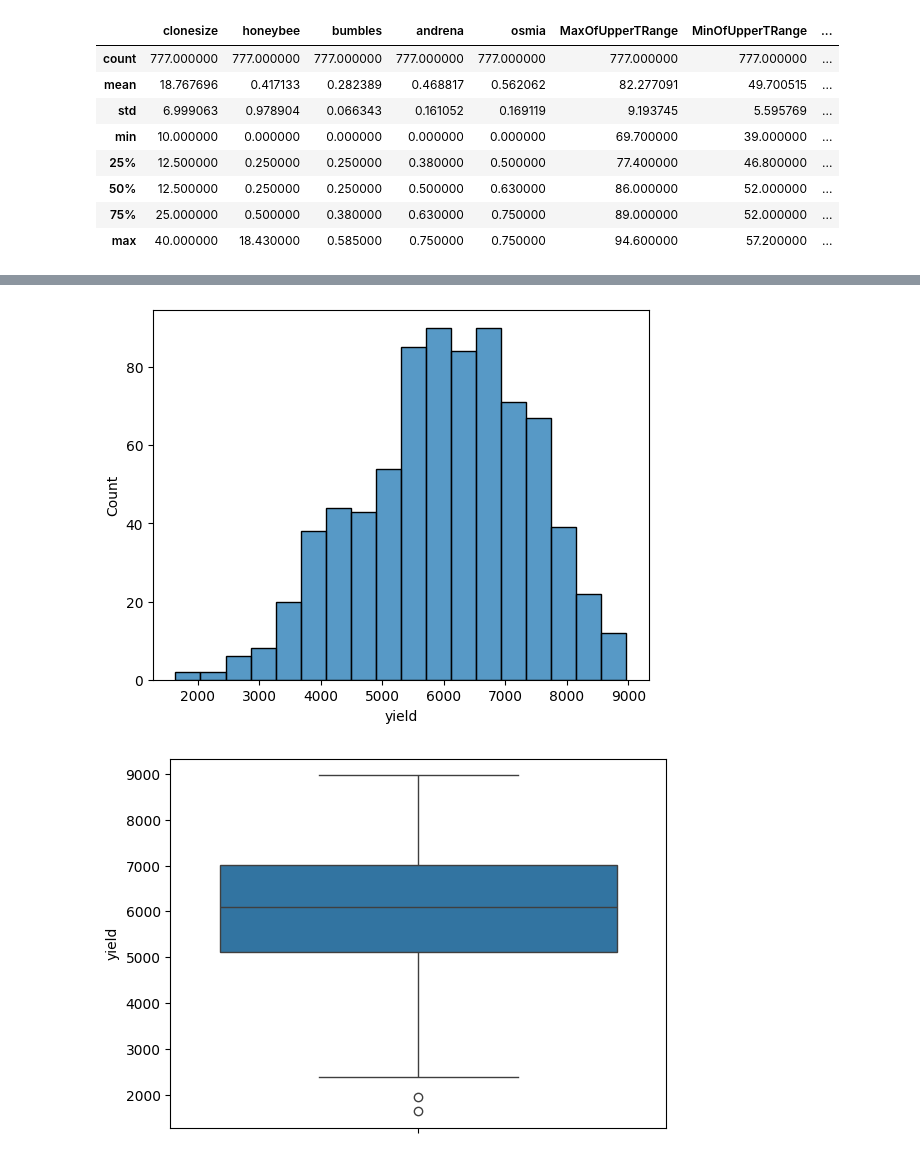
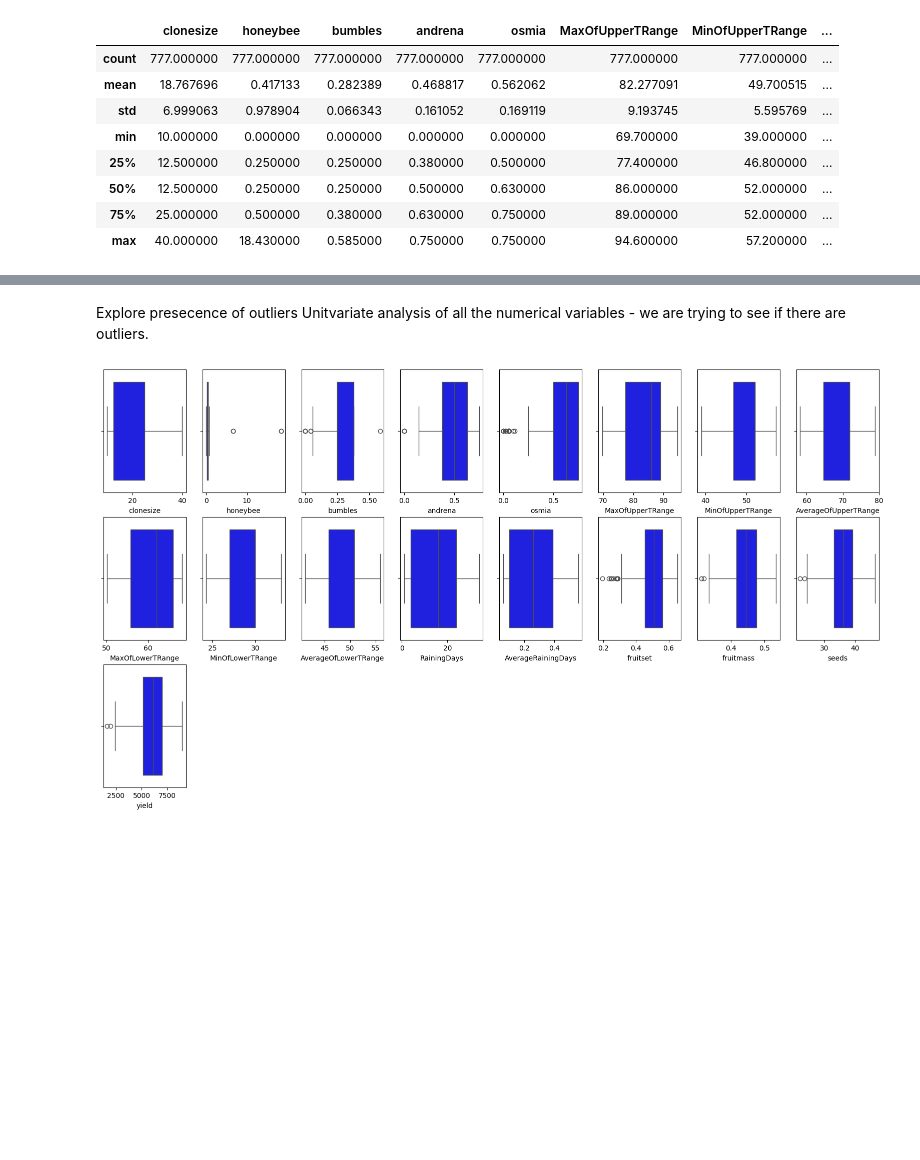
Before and after one commit to RichardKameri/MACHINE-LEARNING-1, a Jupyter notebook: wildblueberry.ipynb, the cells around one changed output, grey strips where cells are left out. Saved outputs shown, nothing was run; the diff lists cells and outputs as text; code cells hidden in the pictures; blank space fills up the shorter version.

```diff
--- a/wildblueberry.ipynb
+++ b/wildblueberry.ipynb
@@ -230,9 +91,0 @@ plt.show()
-# %%
-# histogram and boxplot for yields
-sns.histplot(df['yield'])
-plt.show()
-sns.boxplot(df['yield'])
-plt.show()
-# %% [output]
-[figure, removed]
-[figure, removed]
@@ -249,0 +92,13 @@ from sklearn.metrics import r2_score
+# %% [markdown]
+Explore presecence of outliers
+Unitvariate analysis of all the numerical variables - we are trying to see if there are outliers.
+# %%
+# Explore presecence of outliers Unitvariate analysis of all the numerical variables - we are trying to see if there are outliers.
+fig = plt.figure(figsize=(20,30))
+# Get numerical features from the DataFrame 'df'
+num_var = df.select_dtypes(include=np.number) # Assign numerical columns to 'num_var'
+for i,j in zip(num_var,range(len(num_var.columns))):
+ ax = fig.add_subplot(8,8, j+1)
+ sns.boxplot(data=df,x=df[i],orient='v',color="Blue")
+# %% [output]
+[figure, added]
```
Also changed, not shown: parts of 20 cells of this notebook.
